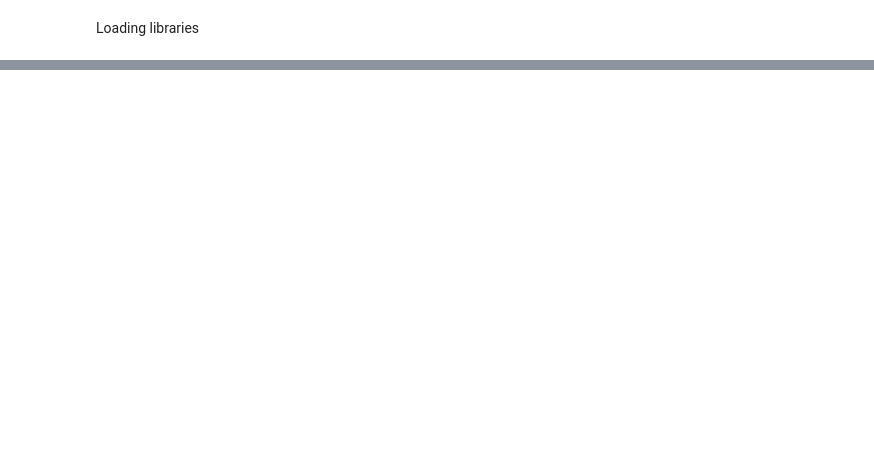
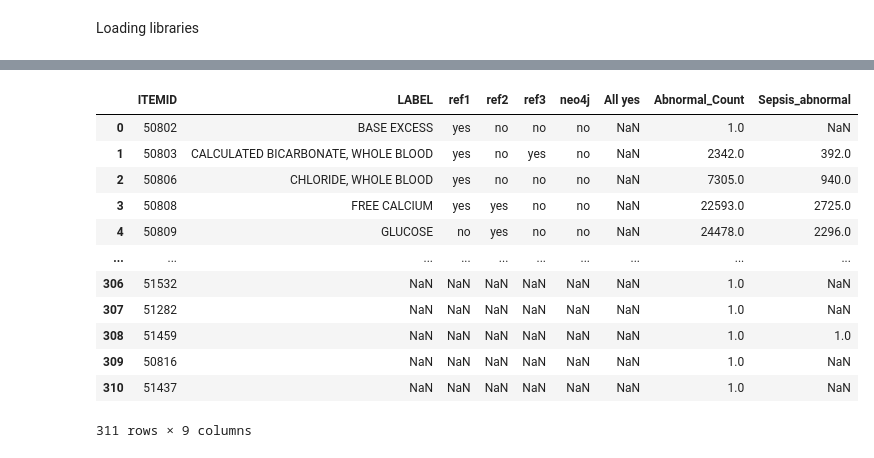
Before and after one commit to 23233408/CAPSTONE, a Jupyter notebook: Nyamtsetseg/Potential_labevents_comparison.ipynb, the cells around one changed output, grey strips where cells are left out. Saved outputs shown, nothing was run; the diff lists cells and outputs as text; code cells hidden in the pictures; blank space fills up the shorter version.

```diff
--- a/Nyamtsetseg/Potential_labevents_comparison.ipynb
+++ b/Nyamtsetseg/Potential_labevents_comparison.ipynb
@@ -46,0 +211,6 @@ df_desc_items = pd.read_csv(path_desc_items)
+# %%
+#Counting ITEMIDs with sepsis
+itemid_counts_sepsis = sepsis_df['ITEMID'].value_counts()
+# %%
+itemid_counts_sepsis = itemid_counts_sepsis.reset_index()
+itemid_counts_sepsis.columns = ['ITEMID', 'Sepsis_abnormal']
@@ -46,0 +252,3 @@ df_desc_items = pd.read_csv(path_desc_items)
+# %%
+#Adding all abnormal counts to potential labevents
+df_final1 = pd.merge(df_pot_labevents, itemid_counts_df[['ITEMID', 'Abnormal_Count']], on='ITEMID', how='outer')
@@ -46,0 +271,19 @@ df_desc_items = pd.read_csv(path_desc_items)
+# %%
+# Adding all sepsis counts
+df_final2 = pd.merge(df_final1, itemid_counts_sepsis, on='ITEMID', how='left')
+# %%
+df_final2
+# %% [output]
+|  | ITEMID | LABEL | ref1 | ref2 | ref3 | neo4j | All yes | Abnormal_Count | Sepsis_abnormal |
+| 0 | 50802 | BASE EXCESS | yes | no | no | no | NaN | 1.0 | NaN |
+| 1 | 50803 | CALCULATED BICARBONATE, WHOLE BLOOD | yes | no | yes | no | NaN | 2342.0 | 392.0 |
+| 2 | 50806 | CHLORIDE, WHOLE BLOOD | yes | no | no | no | NaN | 7305.0 | 940.0 |
+| 3 | 50808 | FREE CALCIUM | yes | yes | no | no | NaN | 22593.0 | 2725.0 |
+| 4 | 50809 | GLUCOSE | no | yes | no | no | NaN | 24478.0 | 2296.0 |
+| ... | ... | ... | ... | ... | ... | ... | ... | ... | ... |
+| 306 | 51532 | NaN | NaN | NaN | NaN | NaN | NaN | 1.0 | NaN |
+| 307 | 51282 | NaN | NaN | NaN | NaN | NaN | NaN | 1.0 | NaN |
+| 308 | 51459 | NaN | NaN | NaN | NaN | NaN | NaN | 1.0 | 1.0 |
+| 309 | 50816 | NaN | NaN | NaN | NaN | NaN | NaN | 1.0 | NaN |
+| 310 | 51437 | NaN | NaN | NaN | NaN | NaN | NaN | 1.0 | NaN |
+311 rows × 9 columns
```
Also changed, not shown: parts of 48 cells of this notebook.
